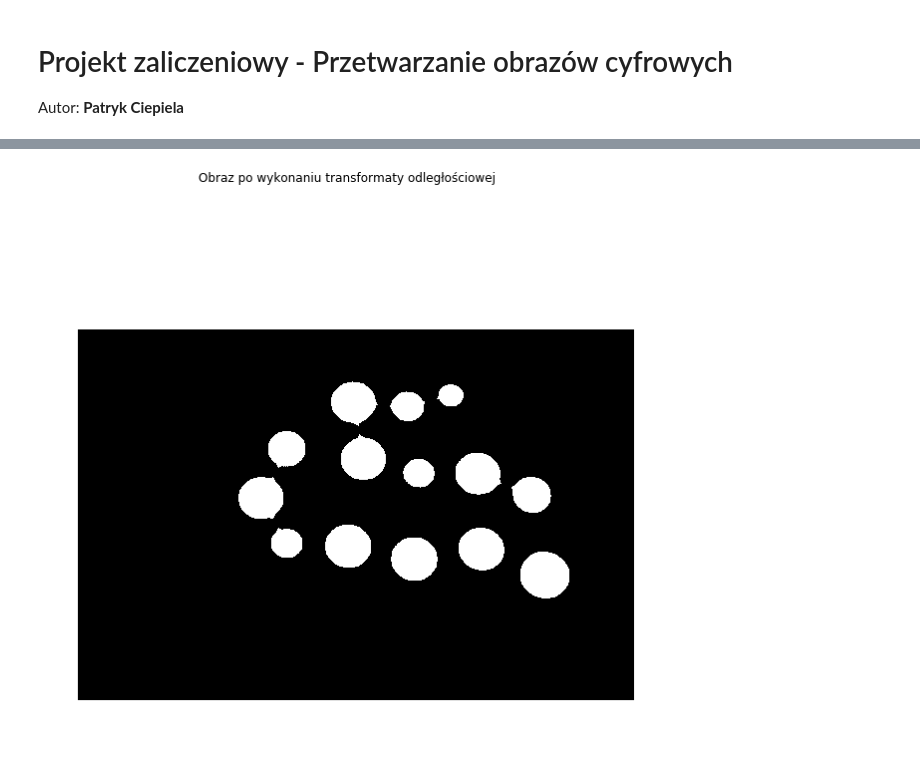
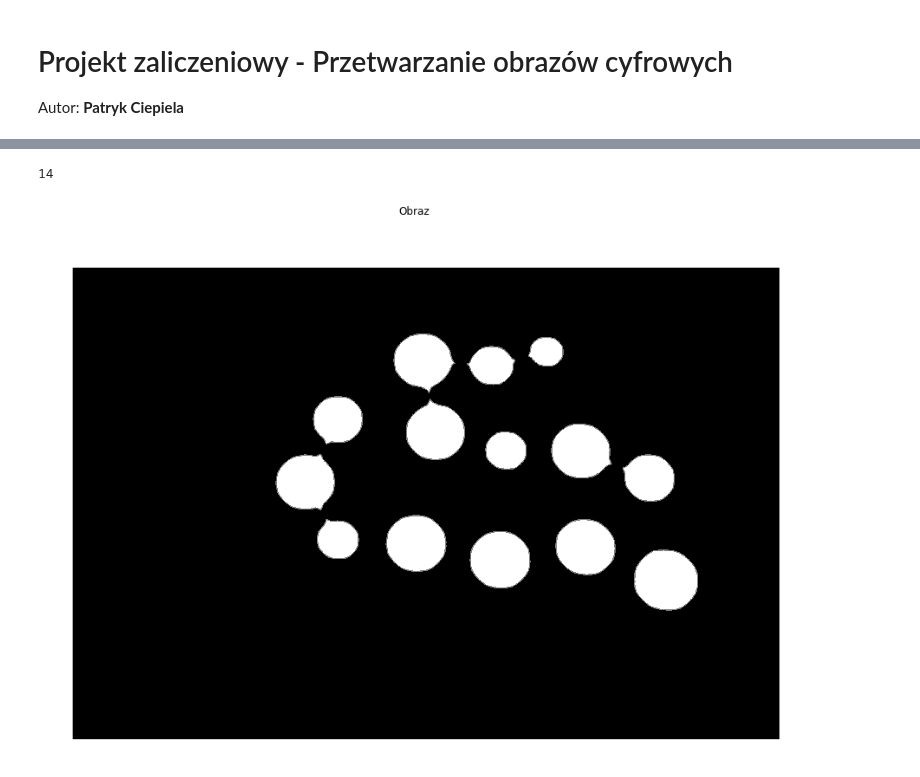
Before and after one commit to Machina123/ImageProcessing, a Jupyter notebook: FinalAssignment/01_assignment.ipynb, the cells around one changed output, grey strips where cells are left out. Drawn from its saved outputs; the diff is of its cells as text; code cells hidden in the pictures.

```diff
--- a/FinalAssignment/01_assignment.ipynb
+++ b/FinalAssignment/01_assignment.ipynb
@@ -36,11 +52,13 @@ processedimg = img_as_ubyte(rgb2gray(processedimg))
 th = 128
 th, bim = cv2.threshold(processedimg, thresh=th, maxval=255, type=cv2.THRESH_OTSU)
 processedimg = bim
-showimg(processedimg, title="Obraz poddany binaryzacji metodą Otsu", verbose=False)
+showimg(processedimg, title="Obraz poddany binaryzacji metodą Otsu")
 
 morphKernel = np.ones((3,3),np.uint8)
 morph2Kernel = cv2.getStructuringElement(cv2.MORPH_ELLIPSE, (7,7))
+# processedimg = cv2.morphologyEx(processedimg, op=cv2.MORPH_ERODE, kernel=morphKernel, iterations=1)
 processedimg = cv2.morphologyEx(processedimg, op=cv2.MORPH_CLOSE, kernel=morph2Kernel, iterations=2)
-processedimg = cv2.morphologyEx(processedimg, op=cv2.MORPH_OPEN, kernel=morph2Kernel, iterations=5)
+# processedimg = cv2.morphologyEx(processedimg, op=cv2.MORPH_OPEN, kernel=morph2Kernel, iterations=5)
+
 showimg(processedimg, title="Obraz po wykonaniu operacji zamknięcia")
 # %% [output]
@@ -49,5 +67,8 @@ showimg(processedimg, title="Obraz po wykonaniu operacji zamknięcia")
-# %%
-dtimg = cv2.distanceTransform(processedimg, distanceType=cv2.DIST_L2, maskSize=3)
-showimg(dtimg > 40, title="Obraz po wykonaniu transformaty odległościowej")
-# %% [output]
-[figure, removed]
+# %%
+dtimg = dist_transform(processedimg, min_dist=36)
+im2, contours, hierarchy = cv2.findContours(dtimg, cv2.RETR_TREE, cv2.CHAIN_APPROX_SIMPLE)
+print(len(contours))
+showimg(cv2.drawContours(im2, contours, -1, (127,127,127), 3))
+# %% [output]
+14
+[figure, added]
```
Also changed, not shown: parts of 5 cells of this notebook.
